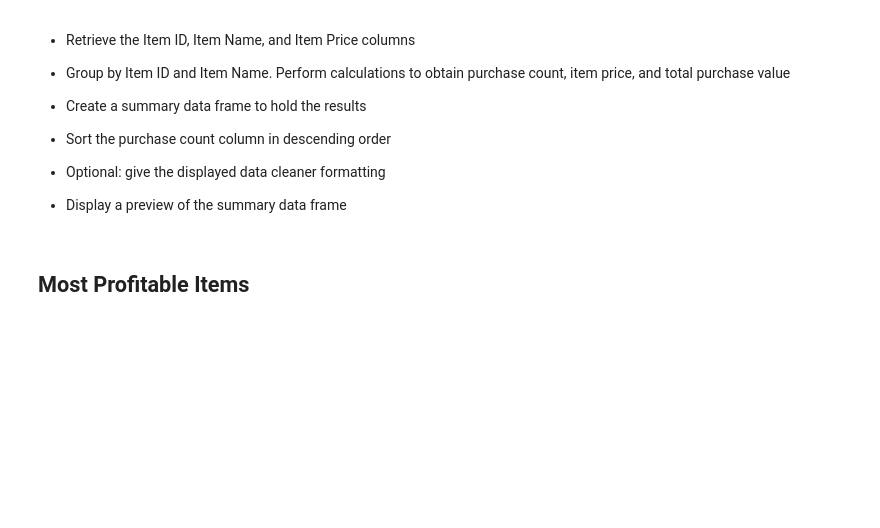
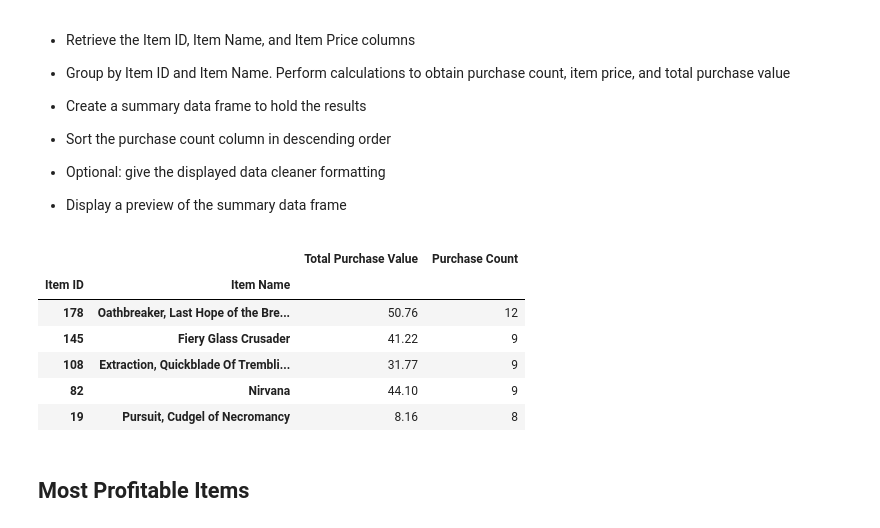
Before and after one commit to mckc661/Heroes_Of_Pymoli_Sales_Analysis, a Jupyter notebook: HeroesOfPymoli.ipynb, the cells around one changed output. Saved outputs shown, nothing was run; the diff lists cells and outputs as text; code cells hidden in the pictures; blank space fills up the shorter version.

```diff
--- a/HeroesOfPymoli.ipynb
+++ b/HeroesOfPymoli.ipynb
@@ -150,6 +298,33 @@ heroes_df
 
 
 * Display a preview of the summary data frame
+# %%
+pop_items=heroes_df[["Item ID","Item Name","Price"]]
+pop_items_group=pop_items.groupby(["Item ID","Item Name"])
+pop_it_purch_val=pop_items_group["Price"].sum()
+pop_it_purch_val
+pop_it_count=pop_items_group["Item ID"].count()
+pop_it_count
+pop_df=pd.DataFrame(pop_it_purch_val)
+pop_df["Purchase Count"]=pop_it_count
+pop_df=pop_df.rename(columns={"Price":"Total Purchase Value"})
+pop_df=pop_df.sort_values("Purchase Count",ascending=False)
+pop_df.head()
+
+
+
+# pop_price2=pop_items_group[["Item Name","Price"]].nunique()
+# pop_price2
+# merged2=pd.merge(pop_items,pop_price2, on="Item ID", how="left")
+# merged2
+# %% [output]
+|  |  | Total Purchase Value | Purchase Count |
+| Item ID | Item Name |  |  |
+| 178 | Oathbreaker, Last Hope of the Bre... | 50.76 | 12 |
+| 145 | Fiery Glass Crusader | 41.22 | 9 |
+| 108 | Extraction, Quickblade Of Trembli... | 31.77 | 9 |
+| 82 | Nirvana | 44.10 | 9 |
+| 19 | Pursuit, Cudgel of Necromancy | 8.16 | 8 |
 # %% [markdown]
 ## Most Profitable Items
 # %% [markdown]
```
Also changed, not shown: parts of 10 cells of this notebook.
